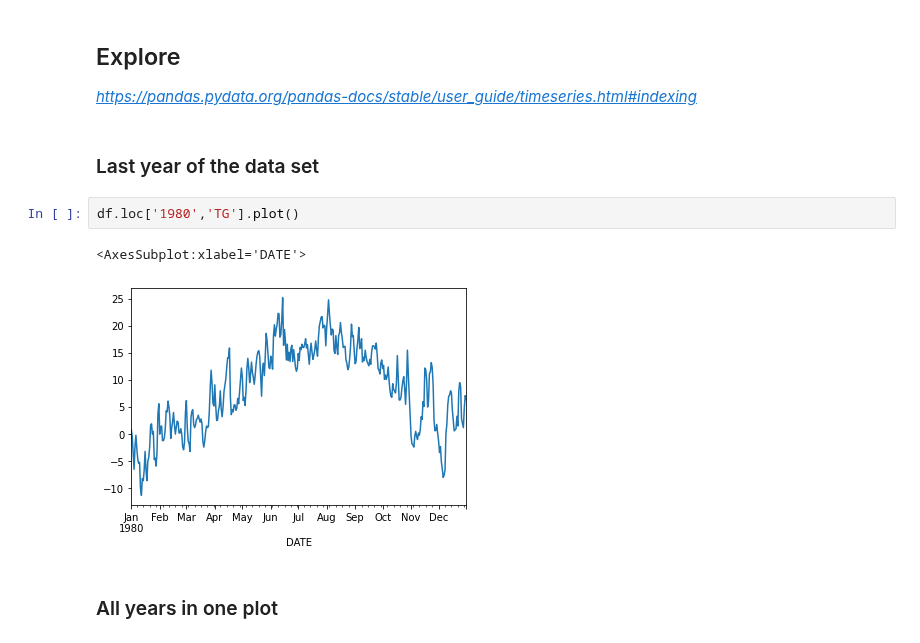
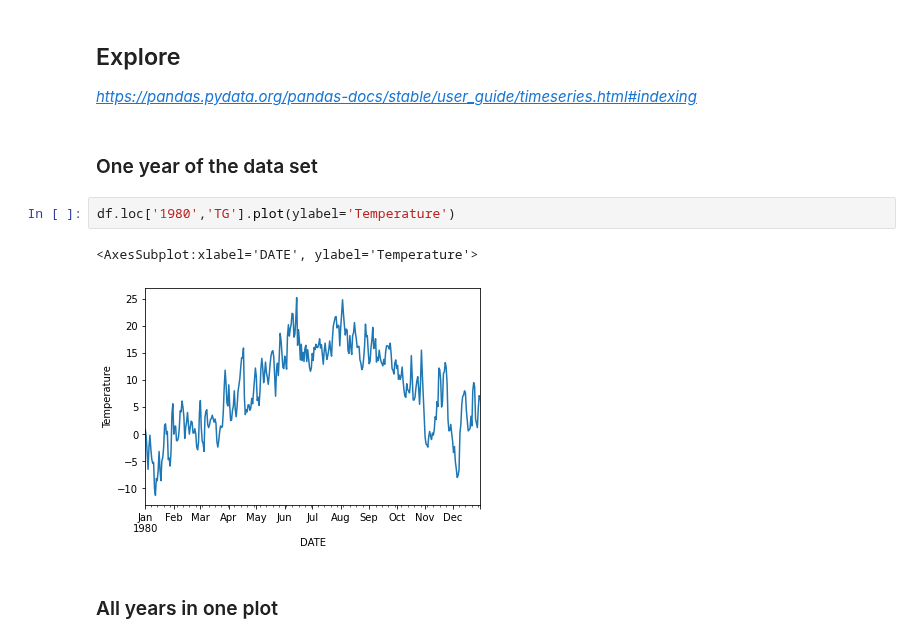
Before and after one commit to raphaelw/data-science-bootcamp, a Jupyter notebook: 07_week/exercises/time_series_weather.ipynb, the cells around one changed output. Cells and saved outputs as stored; diff of their text form.

```diff
--- a/07_week/exercises/time_series_weather.ipynb
+++ b/07_week/exercises/time_series_weather.ipynb
@@ -40,12 +46,12 @@ df.head()
 ## Explore
 *https://pandas.pydata.org/pandas-docs/stable/user_guide/timeseries.html#indexing*
 # %% [markdown]
-### Last year of the data set
+### One year of the data set
 # %%
-df.loc['1980','TG'].plot()
+df.loc['1980','TG'].plot(ylabel='Temperature')
 # %% [output]
-<AxesSubplot:xlabel='DATE'>
+<AxesSubplot:xlabel='DATE', ylabel='Temperature'>
-[figure, old version]
+[figure, new version]
 # %% [markdown]
 ### All years in one plot
 # %% [markdown]
```
Also changed, not shown: parts of 8 cells of this notebook, 1 other file.
